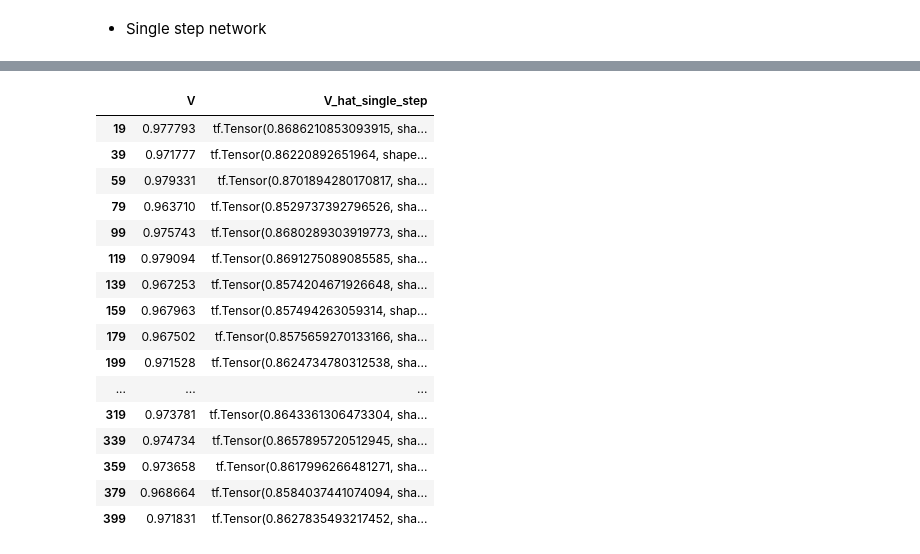
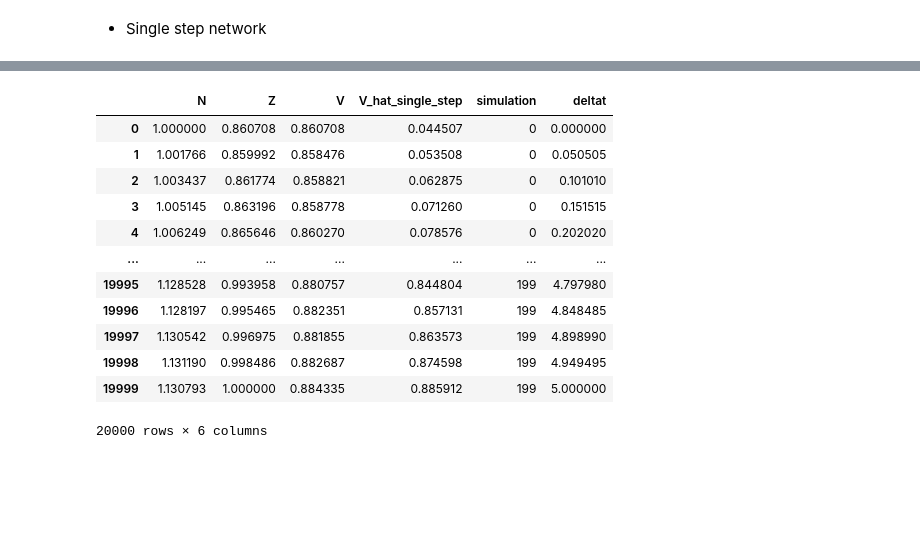
Before and after one commit to borjaf696/LGM_BFSDE, a Jupyter notebook: notebooks/simulation.ipynb, the cells around one changed output, grey strips where cells are left out. Cells and saved outputs as stored; diff of their text form; code cells hidden in the pictures; blank space fills up the shorter version.

```diff
--- a/notebooks/simulation.ipynb
+++ b/notebooks/simulation.ipynb
@@ -986,22 +1022,16 @@ KeyboardInterrupt:
-# %%
-v_df.loc[
-    v_df.deltat == T
-][['V', 'V_hat_single_step']].head(20)
-# %% [output]
-|  | V | V_hat_single_step |
-| 19 | 0.977793 | tf.Tensor(0.8686210853093915, sha... |
-| 39 | 0.971777 | tf.Tensor(0.86220892651964, shape... |
-| 59 | 0.979331 | tf.Tensor(0.8701894280170817, sha... |
-| 79 | 0.963710 | tf.Tensor(0.8529737392796526, sha... |
-| 99 | 0.975743 | tf.Tensor(0.8680289303919773, sha... |
-| 119 | 0.979094 | tf.Tensor(0.8691275089085585, sha... |
-| 139 | 0.967253 | tf.Tensor(0.8574204671926648, sha... |
-| 159 | 0.967963 | tf.Tensor(0.857494263059314, shap... |
-| 179 | 0.967502 | tf.Tensor(0.8575659270133166, sha... |
-| 199 | 0.971528 | tf.Tensor(0.8624734780312538, sha... |
-| ... | ... | ... |
-| 319 | 0.973781 | tf.Tensor(0.8643361306473304, sha... |
-| 339 | 0.974734 | tf.Tensor(0.8657895720512945, sha... |
-| 359 | 0.973658 | tf.Tensor(0.8617996266481271, sha... |
-| 379 | 0.968664 | tf.Tensor(0.8584037441074094, sha... |
-| 399 | 0.971831 | tf.Tensor(0.8627835493217452, sha... |
+# %%
+v_df[['N', 'Z', 'V', 'V_hat_single_step', 'simulation', 'deltat']]
+# %% [output]
+|  | N | Z | V | V_hat_single_step | simulation | deltat |
+| 0 | 1.000000 | 0.860708 | 0.860708 | 0.044507 | 0 | 0.000000 |
+| 1 | 1.001766 | 0.859992 | 0.858476 | 0.053508 | 0 | 0.050505 |
+| 2 | 1.003437 | 0.861774 | 0.858821 | 0.062875 | 0 | 0.101010 |
+| 3 | 1.005145 | 0.863196 | 0.858778 | 0.071260 | 0 | 0.151515 |
+| 4 | 1.006249 | 0.865646 | 0.860270 | 0.078576 | 0 | 0.202020 |
+| ... | ... | ... | ... | ... | ... | ... |
+| 19995 | 1.128528 | 0.993958 | 0.880757 | 0.844804 | 199 | 4.797980 |
+| 19996 | 1.128197 | 0.995465 | 0.882351 | 0.857131 | 199 | 4.848485 |
+| 19997 | 1.130542 | 0.996975 | 0.881855 | 0.863573 | 199 | 4.898990 |
+| 19998 | 1.131190 | 0.998486 | 0.882687 | 0.874598 | 199 | 4.949495 |
+| 19999 | 1.130793 | 1.000000 | 0.884335 | 0.885912 | 199 | 5.000000 |
+20000 rows × 6 columns
```
Also changed, not shown: parts of 15 cells of this notebook.
